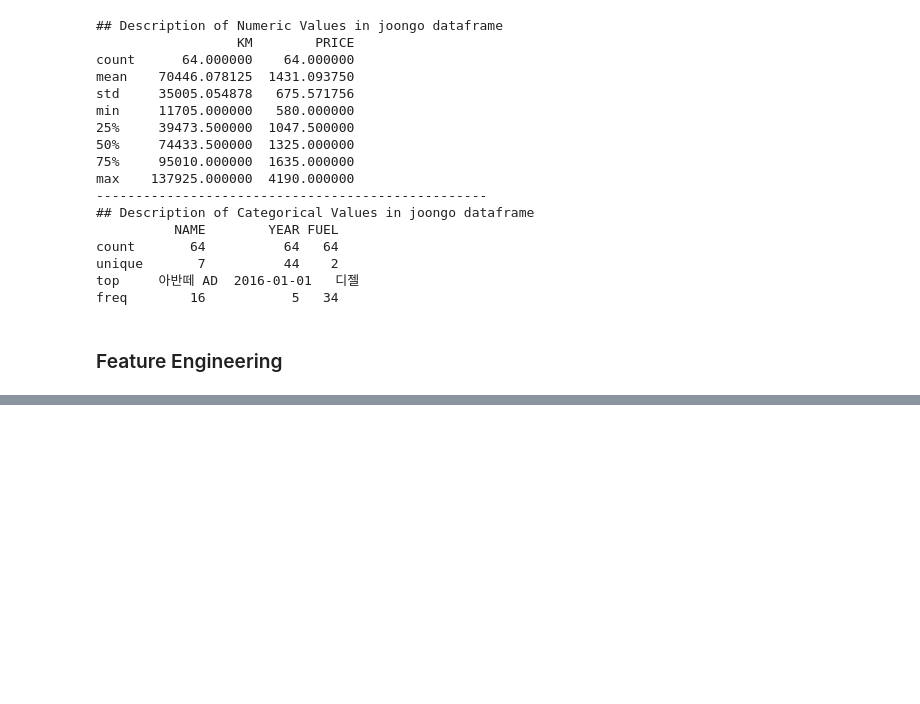
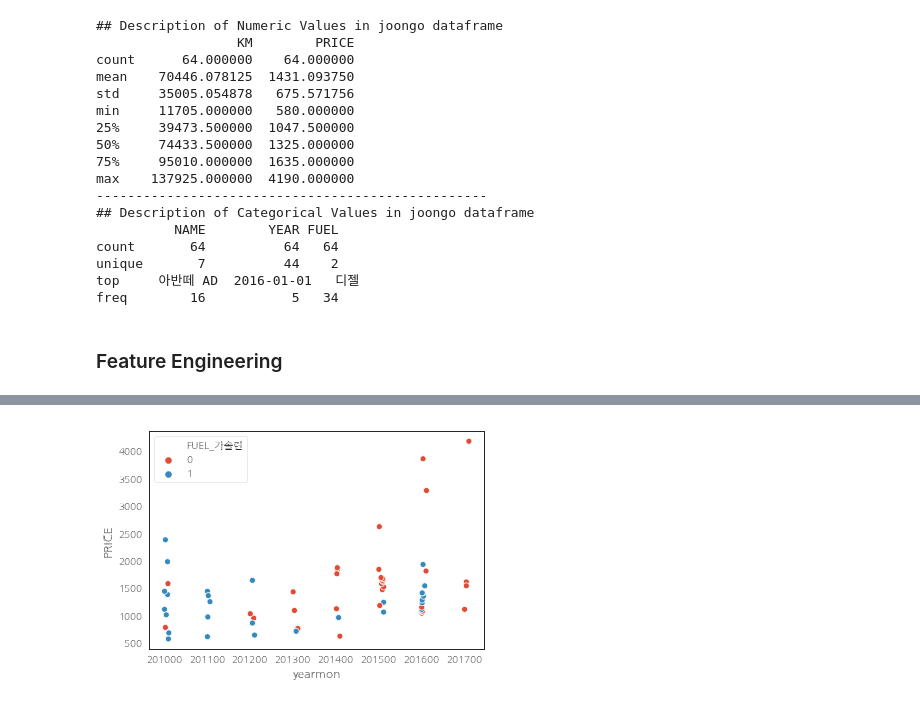
Before and after one commit to jaehyun0220/Colab, a Jupyter notebook: sds_w1.ipynb, the cells around one changed output, grey strips where cells are left out. Saved outputs shown, nothing was run; the diff lists cells and outputs as text; code cells hidden in the pictures; blank space fills up the shorter version.

```diff
--- a/sds_w1.ipynb
+++ b/sds_w1.ipynb
@@ -230,0 +244,4 @@ df_joongo_piped = full_pipeline.fit_transform(df_joongo)
+# %%
+ax = sns.scatterplot(x="yearmon", y="PRICE", hue="FUEL_가솔린", data=df_onehot)
+# %% [output]
+[figure, added]
```
Also changed, not shown: parts of 24 cells of this notebook.
